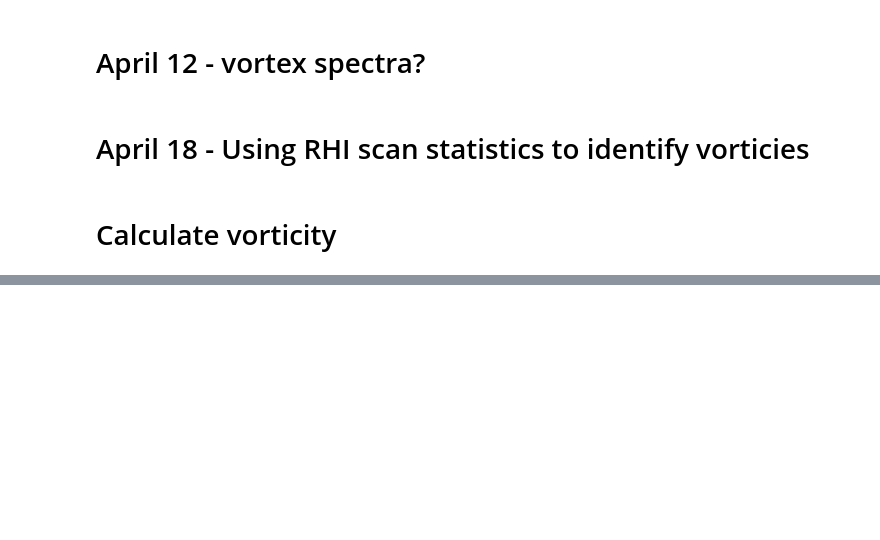
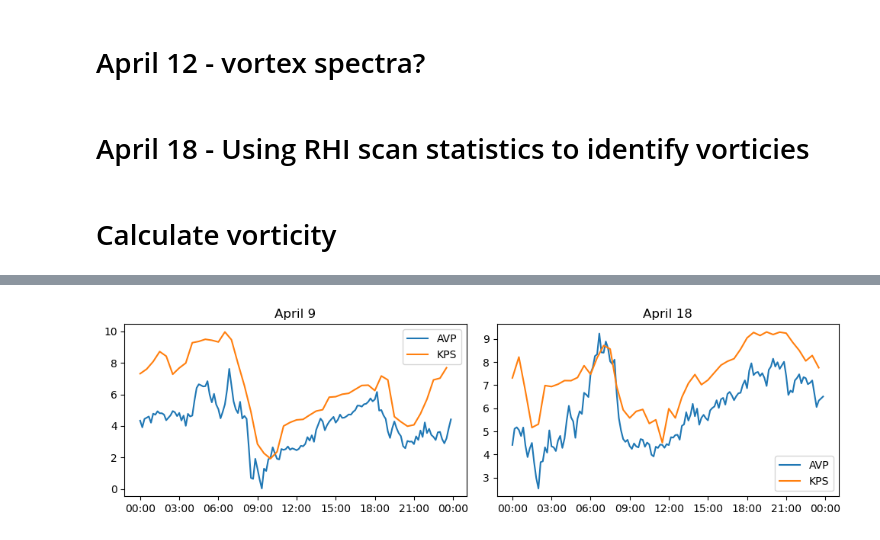
Before and after one commit to elischwat/sublimationofsnow, a Jupyter notebook: analysis/paper2/april_case_studies_and_modeling.ipynb, the cells around one changed output, grey strips where cells are left out. Drawn from its saved outputs; the diff is of its cells as text; code cells hidden in the pictures; blank space fills up the shorter version.

```diff
--- a/analysis/paper2/april_case_studies_and_modeling.ipynb
+++ b/analysis/paper2/april_case_studies_and_modeling.ipynb
@@ -1796,0 +1690,34 @@ fig.colorbar(c)
+# %%
+import matplotlib.pyplot as plt
+import matplotlib.dates as mdates
+
+# Filter for April 9 and April 18
+april9 = '2023-04-09'
+april18 = '2023-04-18'
+
+splash_april9 = splash_temps_df.loc[april9]
+splash_april18 = splash_temps_df.loc[april18]
+sos_april9 = sos_temps_df.loc[april9]
+sos_april18 = sos_temps_df.loc[april18]
+
+fig, axes = plt.subplots(1, 2, figsize=(10, 3), sharex=False)
+
+# April 9 subplot
+axes[0].plot(splash_april9.index, splash_april9['∆T'], label='AVP')
+axes[0].plot(sos_april9.index, sos_april9['∆T'], label='KPS')
+axes[0].set_title('April 9')
+axes[0].legend()
+axes[0].xaxis.set_major_formatter(mdates.DateFormatter('%H:%M'))
+
+# April 18 subplot
+axes[1].plot(splash_april18.index, splash_april18['∆T'], label='AVP')
+axes[1].plot(sos_april18.index, sos_april18['∆T'], label='KPS')
+axes[1].set_title('April 18')
+axes[1].legend()
+axes[1].xaxis.set_major_formatter(mdates.DateFormatter('%H:%M'))
+
+
+plt.tight_layout()
+plt.show()
+# %% [output]
+[figure, added]
```
Also changed, not shown: parts of 33 cells of this notebook, 5 other files.
